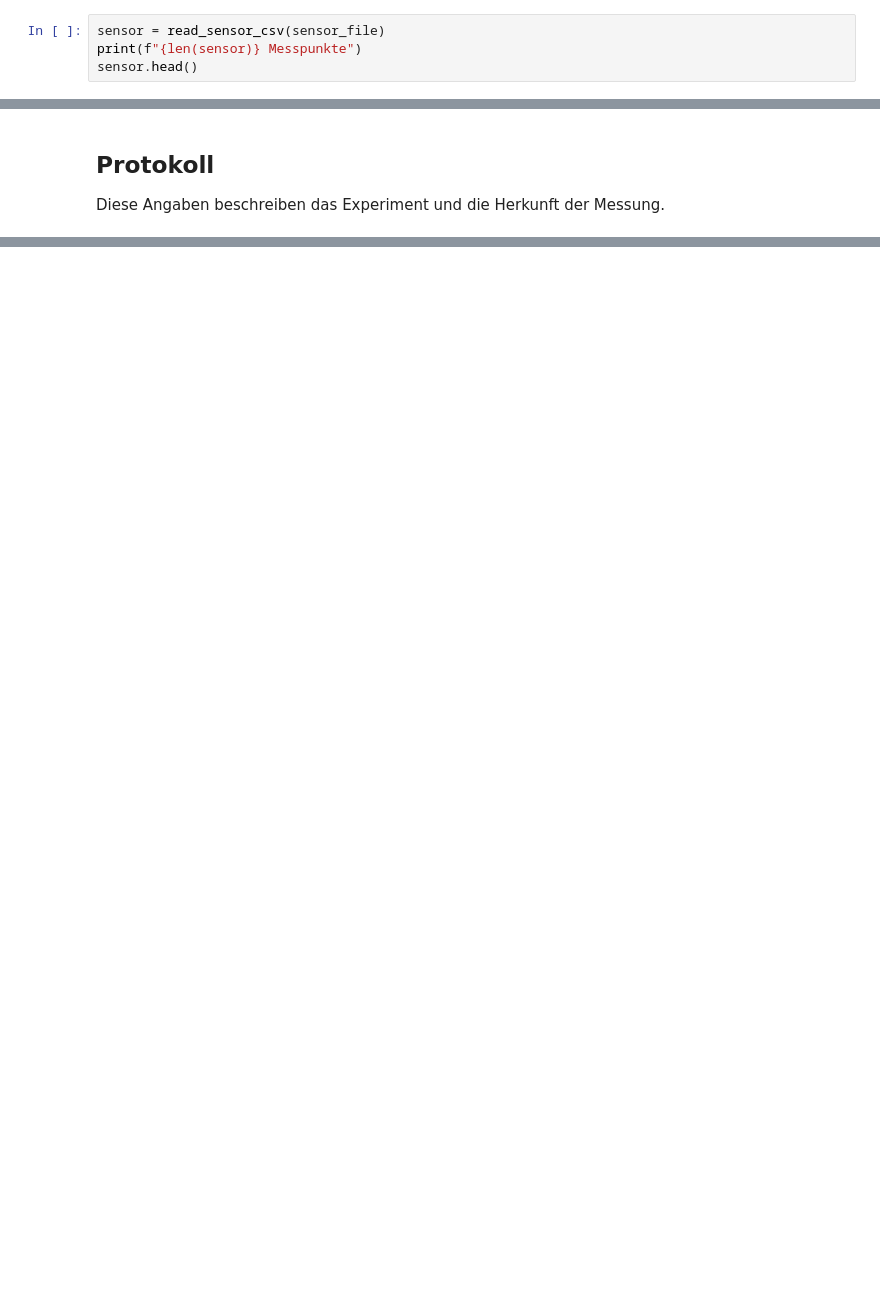
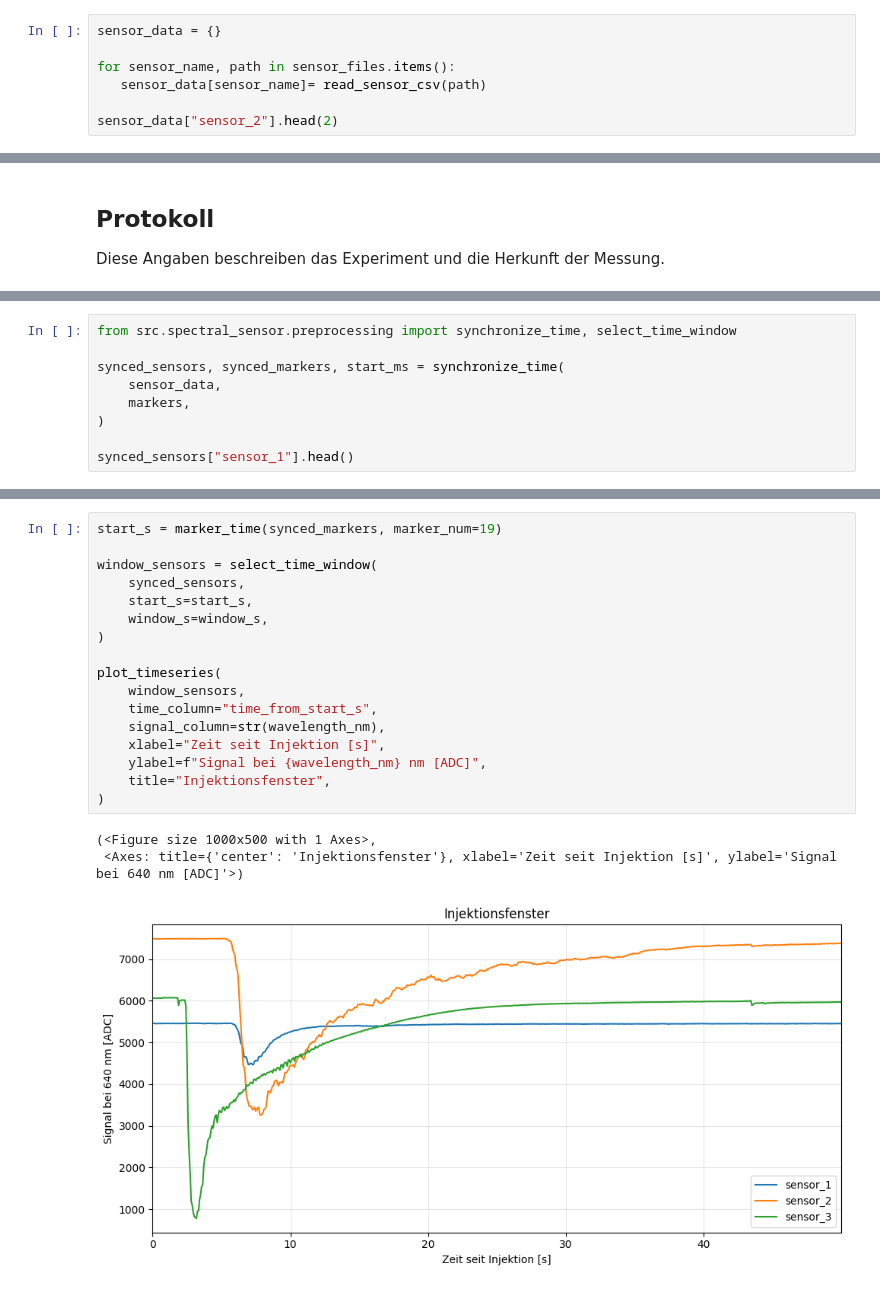
Before and after one commit to Lukro-fhdo/Dynano, a Jupyter notebook: notebooks/test_sensor_pipeline.ipynb, the cells around one changed output, grey strips where cells are left out. Cells and saved outputs as stored; diff of their text form; blank space fills up the shorter version.

```diff
--- a/notebooks/test_sensor_pipeline.ipynb
+++ b/notebooks/test_sensor_pipeline.ipynb
@@ -26,6 +30,9 @@ protocol_file = data / "Protocol.md"
 
 Jede Zeile ist ein Messpunkt. Die Spaltennamen und Werte bleiben wie in der CSV.
 # %%
-sensor = read_sensor_csv(sensor_file)
-print(f"{len(sensor)} Messpunkte")
-sensor.head()
+sensor_data = {}
+
+for sensor_name, path in sensor_files.items():
+   sensor_data[sensor_name]= read_sensor_csv(path)
+
+sensor_data["sensor_2"].head(2)
@@ -73,0 +154,9 @@ Das ist ein Importvergleich für ein Experiment, kein Test der gesamten Auswertu
+# %%
+from src.spectral_sensor.preprocessing import synchronize_time, select_time_window
+
+synced_sensors, synced_markers, start_ms = synchronize_time(
+    sensor_data,
+    markers,
+)
+
+synced_sensors["sensor_1"].head()
@@ -73,0 +244,21 @@ Das ist ein Importvergleich für ein Experiment, kein Test der gesamten Auswertu
+# %%
+start_s = marker_time(synced_markers, marker_num=19)
+
+window_sensors = select_time_window(
+    synced_sensors,
+    start_s=start_s,
+    window_s=window_s,
+)
+
+plot_timeseries(
+    window_sensors,
+    time_column="time_from_start_s",
+    signal_column=str(wavelength_nm),
+    xlabel="Zeit seit Injektion [s]",
+    ylabel=f"Signal bei {wavelength_nm} nm [ADC]",
+    title="Injektionsfenster",
+)
+# %% [output]
+(<Figure size 1000x500 with 1 Axes>,
+ <Axes: title={'center': 'Injektionsfenster'}, xlabel='Zeit seit Injektion [s]', ylabel='Signal bei 640 nm [ADC]'>)
+[figure, added]
```
Also changed, not shown: parts of 24 cells of this notebook, 6 other files.
